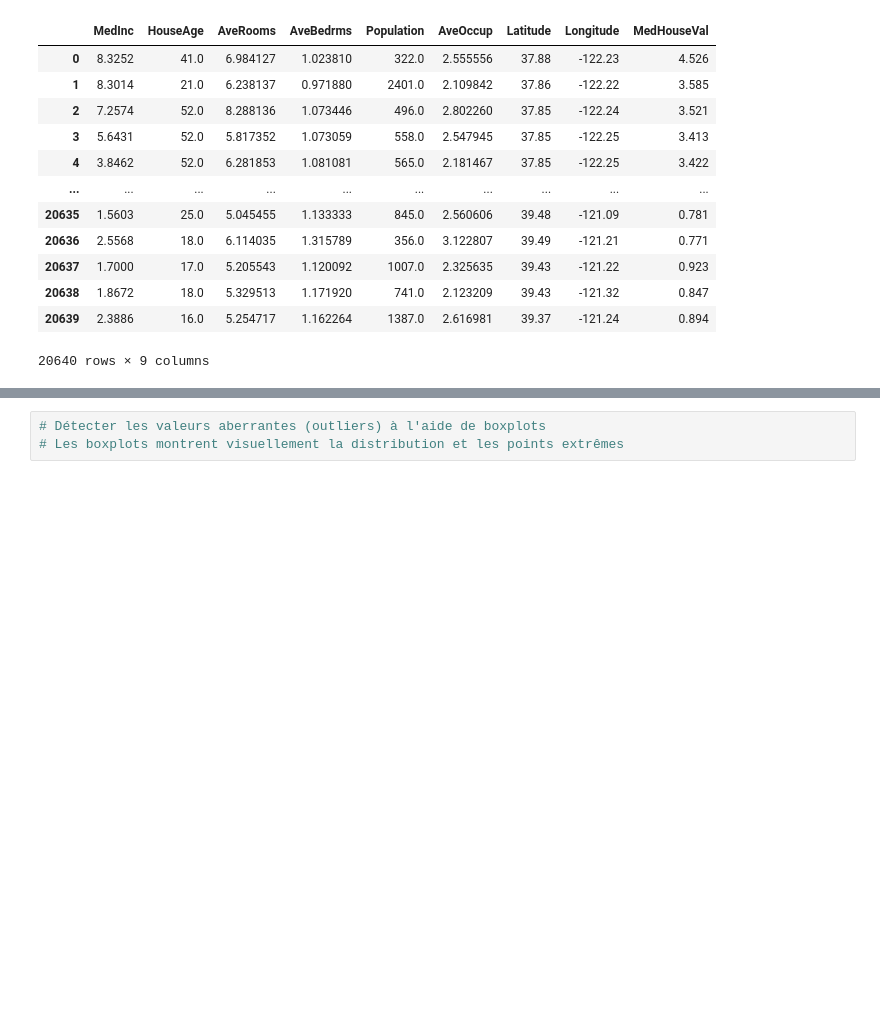
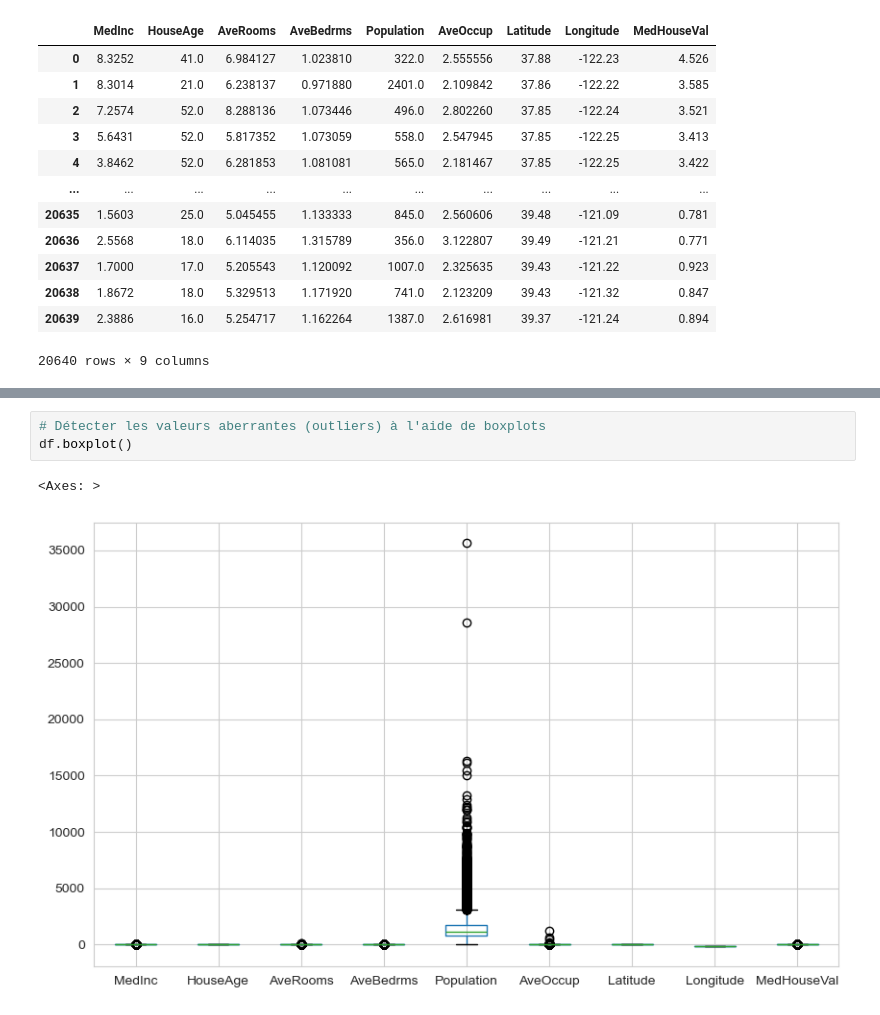
Before and after one commit to FetraFex/Pratique-ML-1, a Jupyter notebook: pratique.ipynb, the cells around one changed output, grey strips where cells are left out. Drawn from its saved outputs; the diff is of its cells as text; blank space fills up the shorter version.

```diff
--- a/pratique.ipynb
+++ b/pratique.ipynb
@@ -118,6 +134,9 @@ df.dropna()
 # %%
 # Détecter les valeurs aberrantes (outliers) à l'aide de boxplots
-# Les boxplots montrent visuellement la distribution et les points extrêmes
+df.boxplot()
+# %% [output]
+<Axes: >
+[figure, added]
 # %%
 # Filtrer les outliers extrêmes pour AveRooms, AveBedrms et AveOccup
 # On fixe des seuils raisonnables (ex: AveRooms < 50, AveOccup < 20)
```
Also changed, not shown: parts of 16 cells of this notebook, 1 other file.
